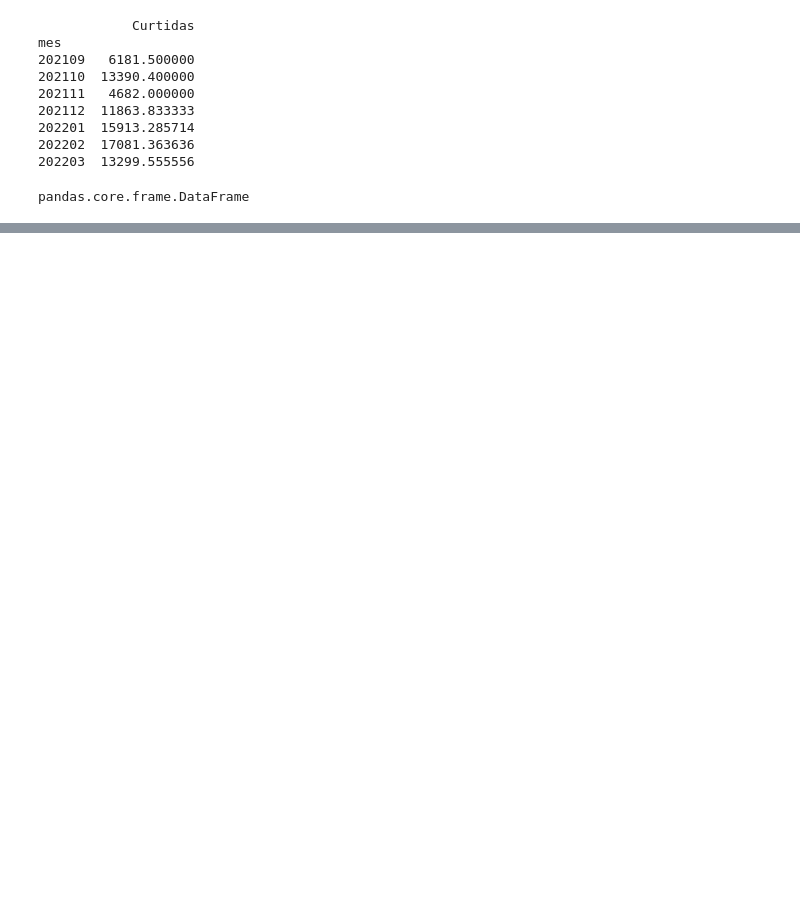
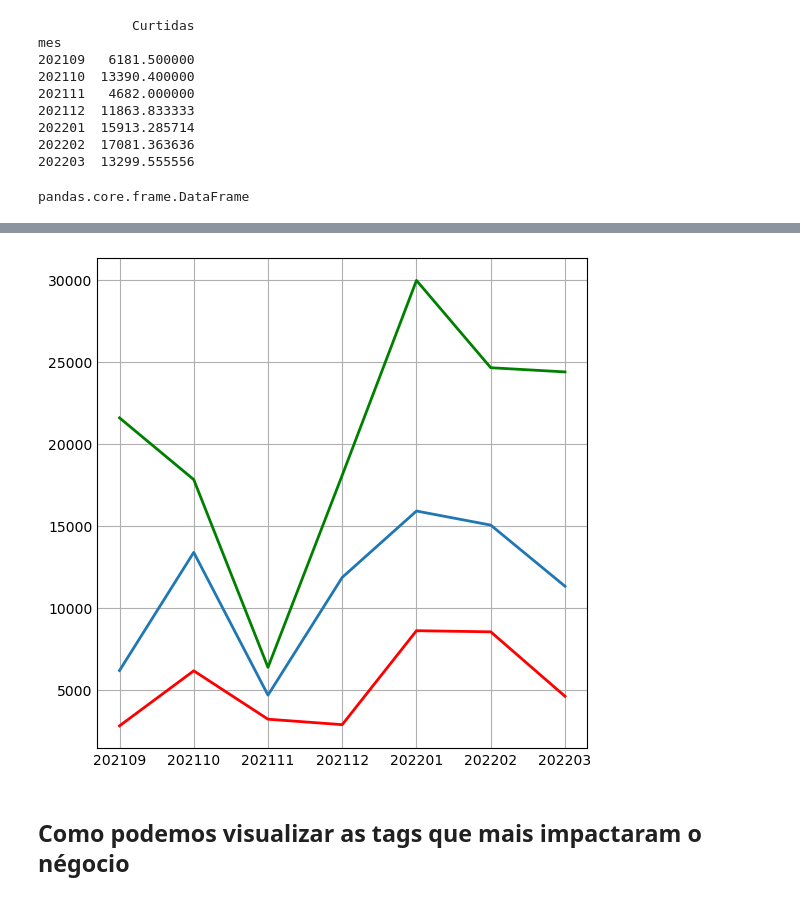
Before and after one commit to GuilhermeBaesse/Matplotlib, a Jupyter notebook: Matplotlib.ipynb, the cells around one changed output, grey strips where cells are left out. Cells and saved outputs as stored; diff of their text form; code cells hidden in the pictures; blank space fills up the shorter version.

```diff
--- a/Matplotlib.ipynb
+++ b/Matplotlib.ipynb
@@ -245,0 +277,30 @@ base[base.mes>=202202].sort_values(["mes","Curtidas"], ascending=False)
+# %%
+base = base.drop(48, axis = 0) # Apagando a linha do post patrocinado
+# axis =1 -> colunas axis = 0 -> linhas dropamos a 39 e 48
+# %%
+#Refazendo os calculos pra base sem o post patrocinado e refazendo o plot
+media_mensal = base.groupby("mes")["Curtidas"].mean()
+minimo = base.groupby("mes")["Curtidas"].min()
+maximo = base.groupby("mes")["Curtidas"].max()
+
+# make data
+x = media_mensal.index.astype(str)
+y = media_mensal.values
+x1 = minimo.index.astype(str)
+y1 = minimo.values
+x2 = maximo.index.astype(str)
+y2 = maximo.values
+
+# plot
+fig, ax = plt.subplots(figsize=(5,5))
+
+ax.plot(x, y, linewidth=2.0)
+ax.plot(x1, y1, linewidth=2.0, color="r")
+ax.plot(x2, y2, linewidth=2.0, color='g')
+
+
+plt.show()# Conseguimos resolver o "outlnier" e percebmos que promoção ajuda não e necessariamente um outliner mas sai do padrão
+# %% [output]
+[figure, added]
+# %% [markdown]
+## Como podemos visualizar as tags que mais impactaram o négocio
```
Also changed, not shown: parts of 50 cells of this notebook.
